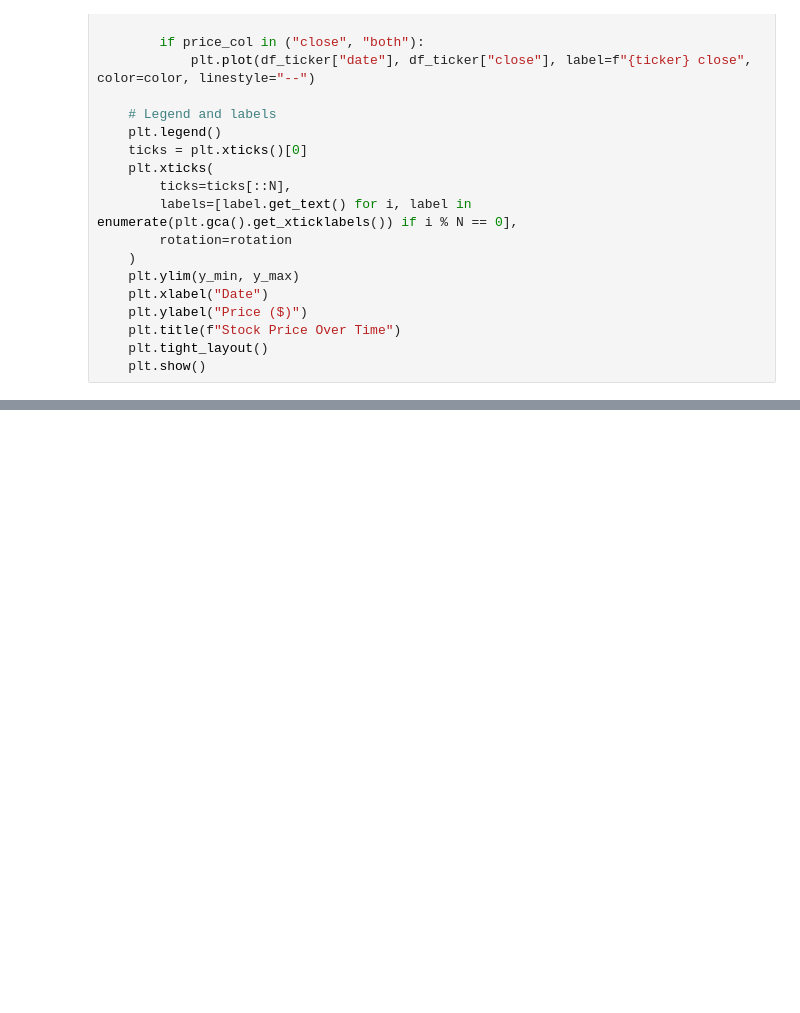
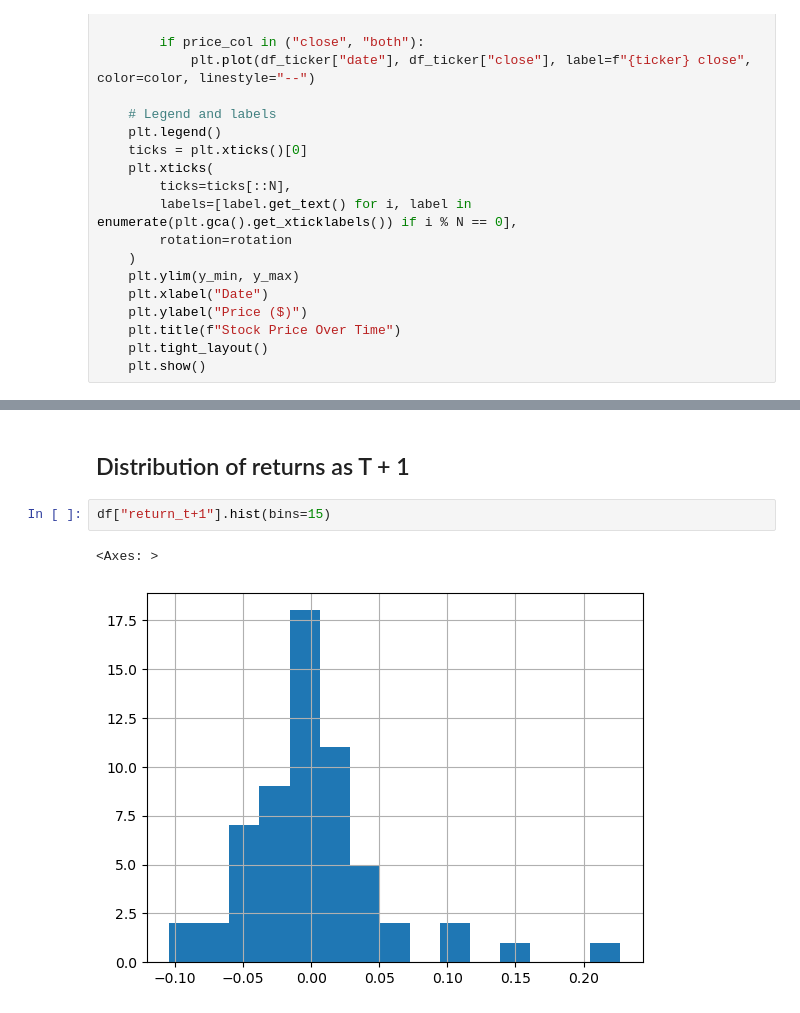
Before and after one commit to asacco-97/multimodal-stock-ranking, a Jupyter notebook: notebooks/eda.ipynb, the cells around one changed output, grey strips where cells are left out. Cells and saved outputs as stored; diff of their text form; blank space fills up the shorter version.

Commit message:
Add EDA plots to eda notebook

```diff
--- a/notebooks/eda.ipynb
+++ b/notebooks/eda.ipynb
@@ -62,0 +67,7 @@ plot_stock_prices(df, "both", 5, 150, 600, 45)
+# %% [markdown]
+## Distribution of returns as T + 1
+# %%
+df["return_t+1"].hist(bins=15)
+# %% [output]
+<Axes: >
+[figure, added]
```
Also changed, not shown: parts of 12 cells of this notebook.
